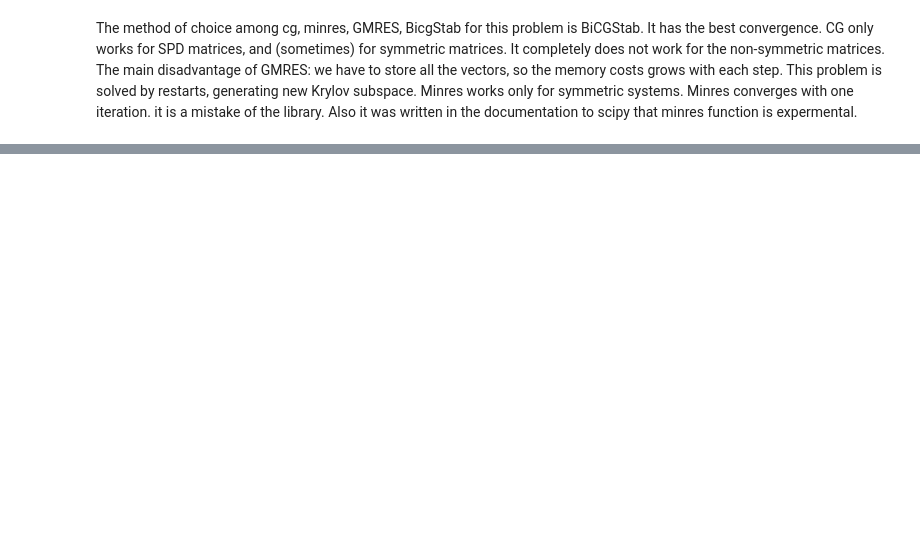
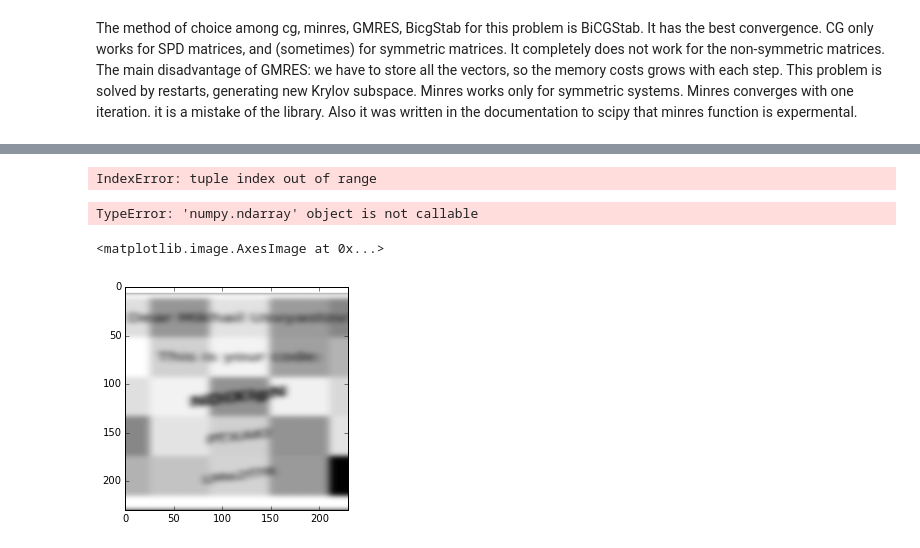
Before and after one commit to Aelphy/skoltech, a Jupyter notebook: numerical_linear_algebra/hw4/hw4.ipynb, the cells around one changed output, grey strips where cells are left out. Saved outputs shown, nothing was run; the diff lists cells and outputs as text; code cells hidden in the pictures; blank space fills up the shorter version.

```diff
--- a/numerical_linear_algebra/hw4/hw4.ipynb
+++ b/numerical_linear_algebra/hw4/hw4.ipynb
@@ -229,0 +271,17 @@ Your goal now is to recognize these 3 codes. Each of them will give you extra 10
+# %%
+conv = lo_matvec(T, lena)
+# %% [output]
+IndexError: tuple index out of range
+# %%
+conv.dot(extend(lena, conv.shape))
+# %% [output]
+TypeError: 'numpy.ndarray' object is not callable
+# %%
+import scipy.ndimage
+
+im = scipy.ndimage.imread('Mikhail Usvyastov.png')
+
+plt.imshow(im)
+# %% [output]
+<matplotlib.image.AxesImage at 0x...>
+[figure, added]
```
Also changed, not shown: parts of 10 cells of this notebook, 1 other file.
